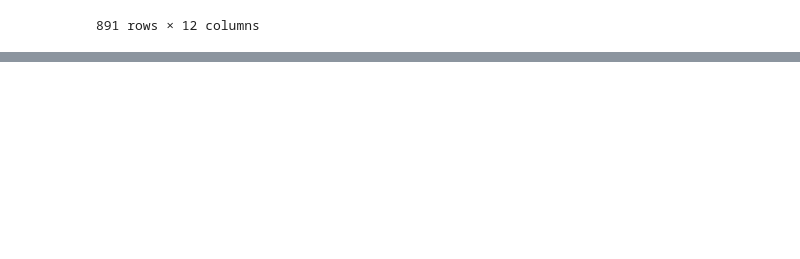
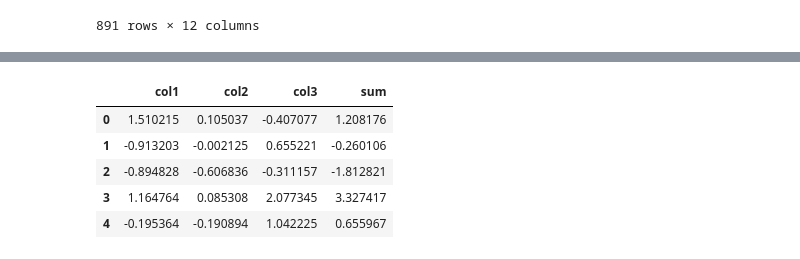
Before and after one commit to sujankumal/DeerwalkMachineLearning, a Jupyter notebook: pandas.ipynb, the cells around one changed output, grey strips where cells are left out. Drawn from its saved outputs; the diff is of its cells as text; code cells hidden in the pictures; blank space fills up the shorter version.

```diff
--- a/pandas.ipynb
+++ b/pandas.ipynb
@@ -461,0 +495,8 @@ dtype: int64
+# %%
+df = pd.DataFrame(np.random.randn(5,3),columns=['col1','col2','col3'])
+def add_ele(*cols):
+    i=0
+    for elems in cols:
+        i+=elems
+    return i
+df
@@ -461,0 +510,11 @@ dtype: int64
+# %%
+df['sum'] = df.apply(lambda cols: add_ele(cols[0],cols[1],cols[2]),axis=1)
+# %%
+df
+# %% [output]
+|  | col1 | col2 | col3 | sum |
+| 0 | 1.510215 | 0.105037 | -0.407077 | 1.208176 |
+| 1 | -0.913203 | -0.002125 | 0.655221 | -0.260106 |
+| 2 | -0.894828 | -0.606836 | -0.311157 | -1.812821 |
+| 3 | 1.164764 | 0.085308 | 2.077345 | 3.327417 |
+| 4 | -0.195364 | -0.190894 | 1.042225 | 0.655967 |
```
Also changed, not shown: parts of 14 cells of this notebook.
